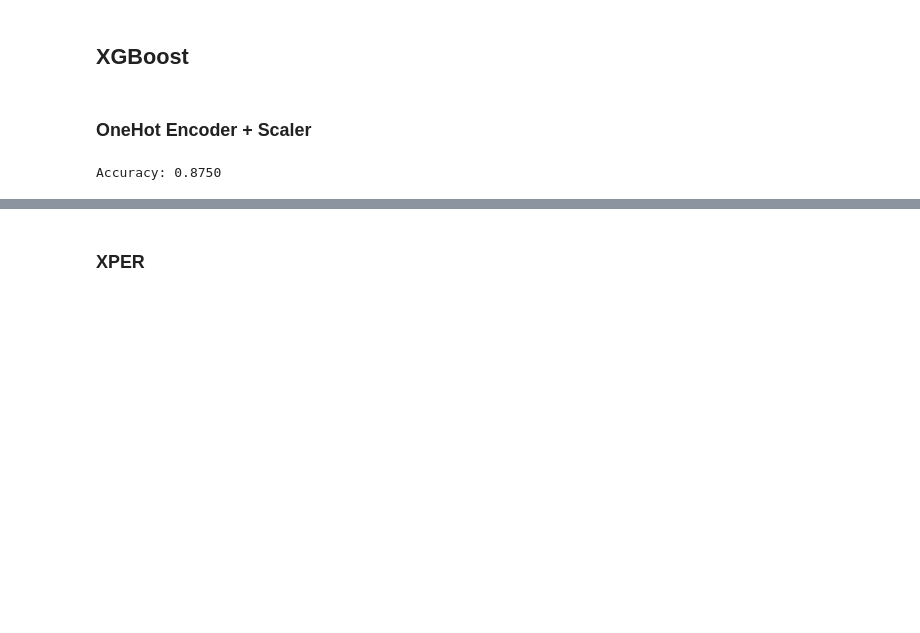
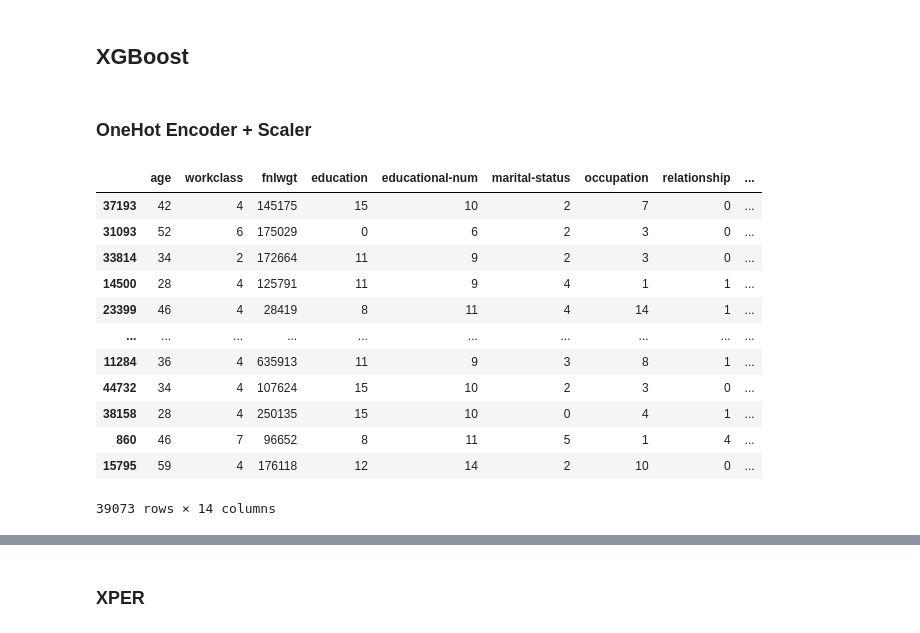
Before and after one commit to ConstanceGlly/Interpretability_and_Fairness_Income, a Jupyter notebook: Notebooks/Performance_interpretability.ipynb, the cells around one changed output, grey strips where cells are left out. Drawn from its saved outputs; the diff is of its cells as text; code cells hidden in the pictures; blank space fills up the shorter version.

```diff
--- a/Notebooks/Performance_interpretability.ipynb
+++ b/Notebooks/Performance_interpretability.ipynb
@@ -68,30 +66,28 @@ y_test_bin = y_test.replace({">50K": 1, "<=50K": 0})
 # %% [markdown]
 ### OneHot Encoder + Scaler
 # %%
-# Define preprocessing for categorical and numeric data
-categorical_preprocessor = OneHotEncoder()
-numeric_preprocessor = StandardScaler()
+# # Define preprocessing for categorical and numeric data
+# categorical_preprocessor = OneHotEncoder()
+# numeric_preprocessor = StandardScaler()
 
-# Create a column transformer
-preprocessor = ColumnTransformer(
-    transformers=[
-        ("cat", categorical_preprocessor, categorical_cols),
-        ("num", numeric_preprocessor, numeric_cols),
-    ],
-    remainder="passthrough",  # You can use this to include any remaining columns
-)
+# # Create a column transformer
+# preprocessor = ColumnTransformer(
+#     transformers=[
+#         ("cat", categorical_preprocessor, categorical_cols),
+#         ("num", numeric_preprocessor, numeric_cols),
+#     ],
+#     remainder="passthrough",  # You can use this to include any remaining columns
+# )
 
-# Create a pipeline with preprocessing and the machine learning model
-model = XGBClassifier(random_state=42)
+# # Create a pipeline with preprocessing and the machine learning model
+# model = XGBClassifier(eval_metric="error", random_state=42)
 
-pipeline = Pipeline([("preprocessor", preprocessor), ("model", model)])
-# Fit the pipeline (including preprocessing) to the training data
-pip = pipeline.fit(X_train, y_train_bin)
-# Make predictions on the test data
-y_pred = pipeline.predict(X_test)
+# pipeline = Pipeline([("preprocessor", preprocessor), ("model", model)])
+# # Fit the pipeline (including preprocessing) to the training data
+# pip = pipeline.fit(X_train, y_train)
+# # Make predictions on the test data
+# y_pred = pipeline.predict(X_test)
 
-# Evaluate the model's performance
-accuracy = accuracy_score(y_test_bin, y_pred)
-print(f"Accuracy: {accuracy:.4f}")
+# # Evaluate the model's performance
+# accuracy = accuracy_score(y_test, y_pred)
+# print(f"Accuracy: {accuracy:.4f}")
-# %% [output]
-Accuracy: 0.8750
@@ -97,0 +121,16 @@ Accuracy: 0.8750
+# %%
+X_train_le
+# %% [output]
+|  | age | workclass | fnlwgt | education | educational-num | marital-status | occupation | relationship | ... |
+| 37193 | 42 | 4 | 145175 | 15 | 10 | 2 | 7 | 0 | ... |
+| 31093 | 52 | 6 | 175029 | 0 | 6 | 2 | 3 | 0 | ... |
+| 33814 | 34 | 2 | 172664 | 11 | 9 | 2 | 3 | 0 | ... |
+| 14500 | 28 | 4 | 125791 | 11 | 9 | 4 | 1 | 1 | ... |
+| 23399 | 46 | 4 | 28419 | 8 | 11 | 4 | 14 | 1 | ... |
+| ... | ... | ... | ... | ... | ... | ... | ... | ... | ... |
+| 11284 | 36 | 4 | 635913 | 11 | 9 | 3 | 8 | 1 | ... |
+| 44732 | 34 | 4 | 107624 | 15 | 10 | 2 | 3 | 0 | ... |
+| 38158 | 28 | 4 | 250135 | 15 | 10 | 0 | 4 | 1 | ... |
+| 860 | 46 | 7 | 96652 | 8 | 11 | 5 | 1 | 4 | ... |
+| 15795 | 59 | 4 | 176118 | 12 | 14 | 2 | 10 | 0 | ... |
+39073 rows × 14 columns
```
Also changed, not shown: parts of 16 cells of this notebook.
